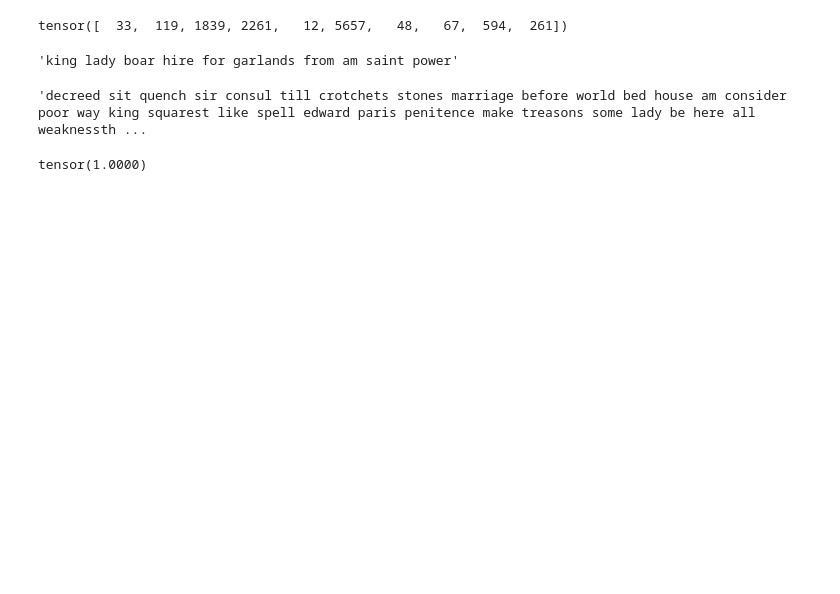
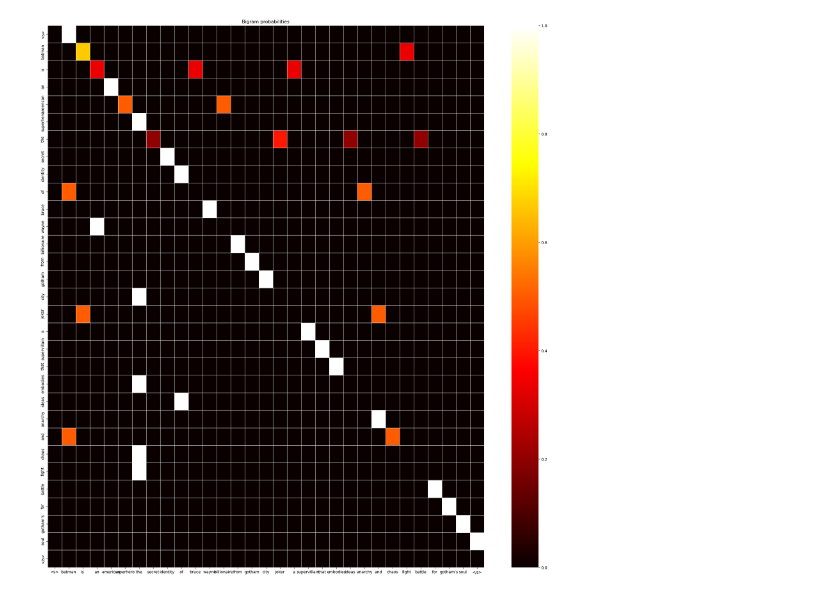
Before and after one commit to ShawonAshraf/bangla-nlp-tutorial, a Jupyter notebook: draft/ngram_lm.ipynb, the cells around one changed output. Saved outputs shown, nothing was run; the diff lists cells and outputs as text; code cells hidden in the pictures; blank space fills up the shorter version.

```diff
--- a/draft/ngram_lm.ipynb
+++ b/draft/ngram_lm.ipynb
@@ -108,0 +94,3 @@ plt.show()
+# %%
+unigram_to_idx = {w: i for i, (w, _) in enumerate(unigram_counts.items())}
+idx_to_unigram = {i: w for i, (w, _) in enumerate(unigram_counts.items())}
@@ -166 +159,7 @@ bigram_probabilities = get_bigram_probabilities(bigrams)
+# %%
+# bigram probabilities
+bigram_probabilities = dict()
+for bigram, count in bigram_counts.items():
+    word1, word2 = bigram
+    bigram_probabilities[bigram] = count / unigram_counts[word1]
 # %%
@@ -174,9 +166,0 @@ torch.manual_seed(42)
-# %%
-idxs = torch.multinomial(torch.tensor(list(unigram_probabilities.values())), 10)
-idxs
-# %% [output]
-tensor([  33,  119, 1839, 2261,   12, 5657,   48,   67,  594,  261])
-# %%
-" ".join([idx_to_word[i.item()] for i in idxs])
-# %% [output]
-'king lady boar hire for garlands from am saint power'
@@ -187,8 +167,20 @@ def generate(probabilities, idx_to_word, num_words=10):
-# %%
-generate(unigram_probabilities, idx_to_word, num_words=50)
-# %% [output]
-'decreed sit quench sir consul till crotchets stones marriage before world bed house am consider poor way king squarest like spell edward paris penitence make treasons some lady be here all weaknessth ...
-# %%
-torch.sum(torch.tensor(list(unigram_probabilities.values()))) # should be 1.0
-# %% [output]
-tensor(1.0000)
+# %%
+# plot bigram probabilities as a grid
+import numpy as np
+import seaborn as sns
+
+
+bigram_matrix = np.zeros((vocabulary_size, vocabulary_size))
+for bigram, p in bigram_probabilities.items():
+    word1, word2 = bigram
+    bigram_matrix[unigram_to_idx[word1], unigram_to_idx[word2]] = p
+
+
+plt.figure(figsize=(25, 25))
+ax = sns.heatmap(bigram_matrix, linewidth=0.5, cmap="hot")
+ax.set_xticklabels(idx_to_unigram.values())
+ax.set_yticklabels(idx_to_unigram.values())
+plt.title("Bigram probabilities")
+plt.show()
+# %% [output]
+[figure, added]
```
Also changed, not shown: parts of 43 cells of this notebook.
